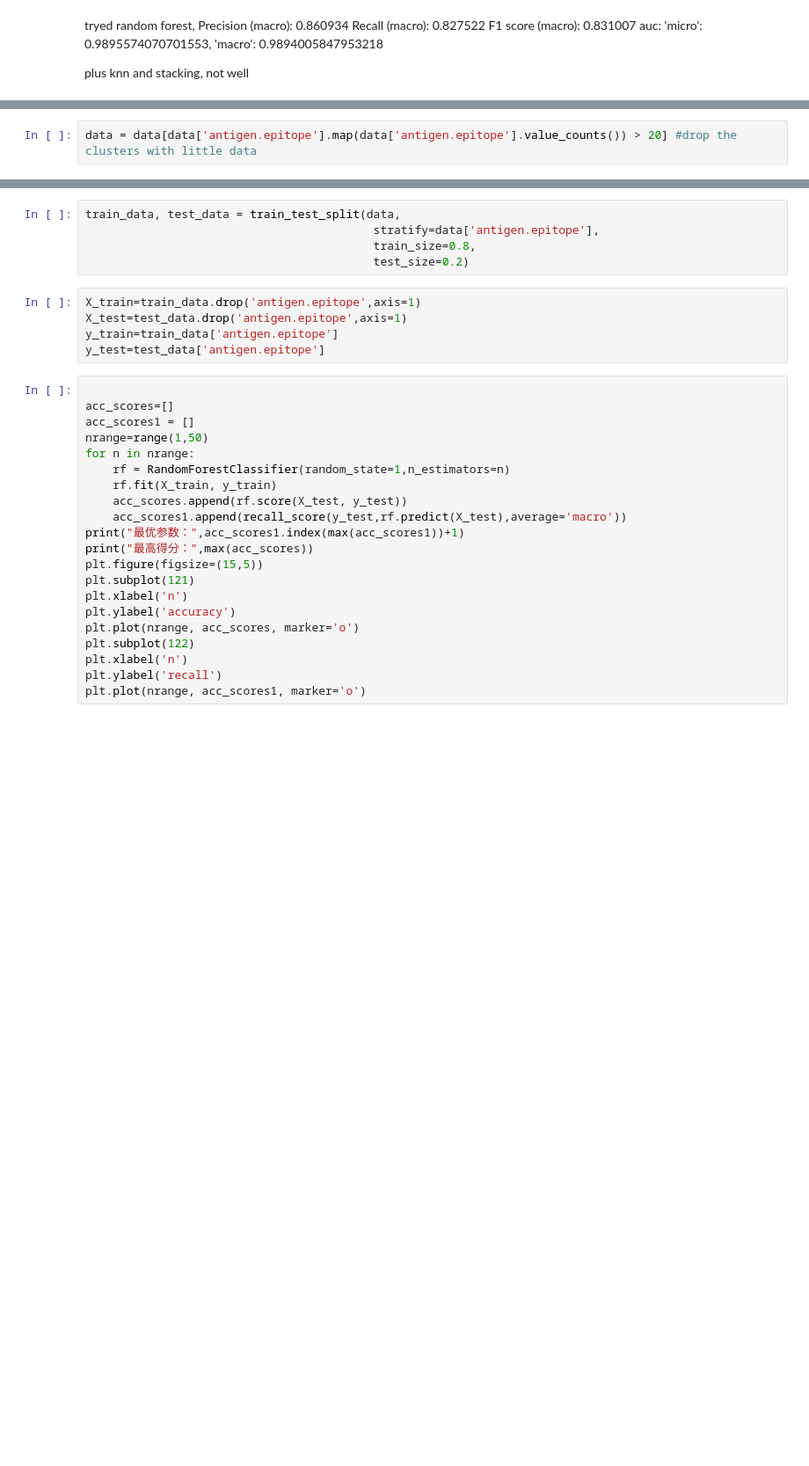
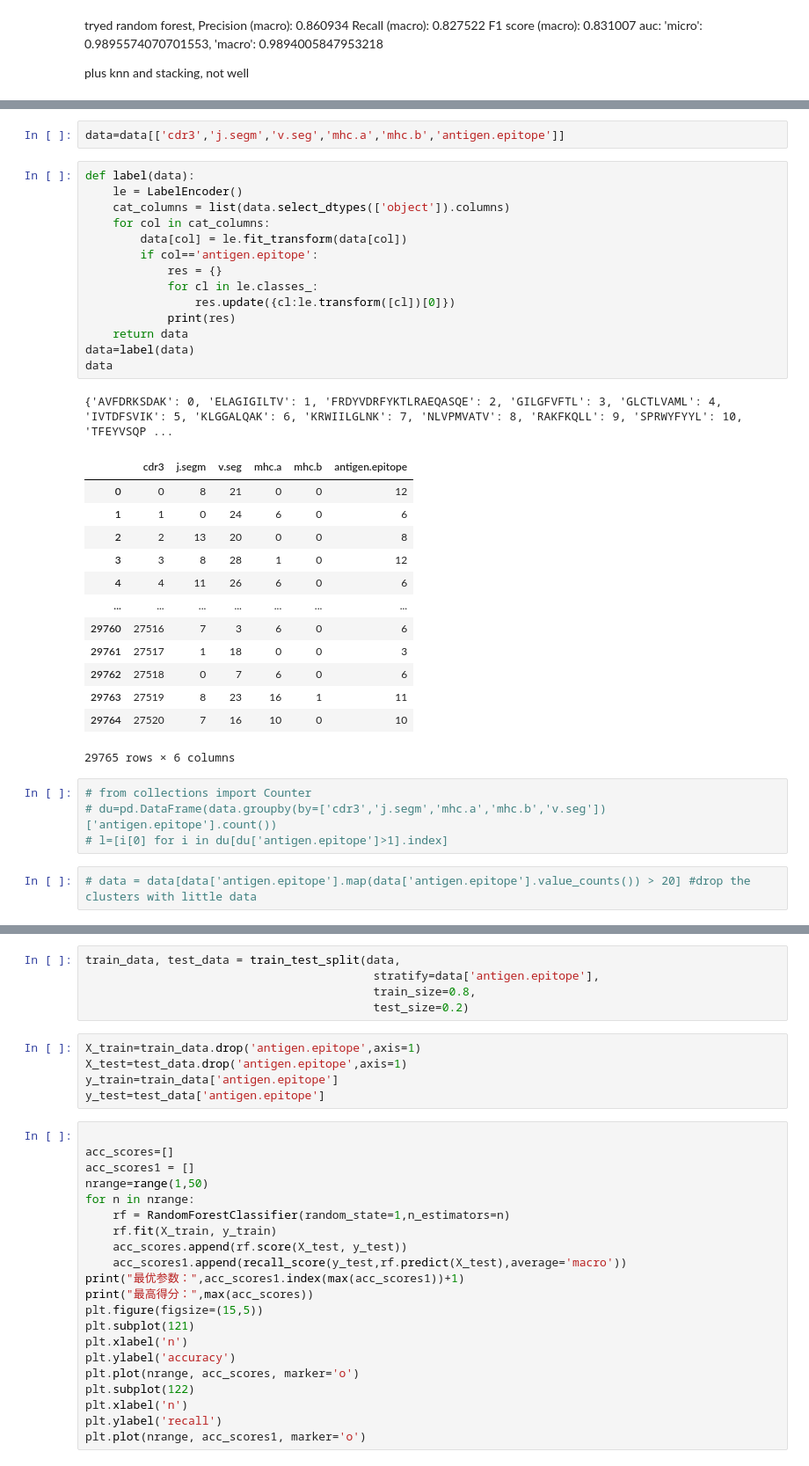
Before and after one commit to UoB-DSMP-2023-24/dsmp-2024-group-12, a Jupyter notebook: model_rf.ipynb, the cells around one changed output, grey strips where cells are left out. Shown: that part at 88% size. Saved outputs shown, nothing was run; the diff lists cells and outputs as text; blank space fills up the shorter version.

```diff
--- a/model_rf.ipynb
+++ b/model_rf.ipynb
@@ -53,5 +48,40 @@ t=target[target>20].index
+# %%
+data=data[['cdr3','j.segm','v.seg','mhc.a','mhc.b','antigen.epitope']]
+# %%
+def label(data):
+    le = LabelEncoder()
+    cat_columns = list(data.select_dtypes(['object']).columns)
+    for col in cat_columns:
+        data[col] = le.fit_transform(data[col])
+        if col=='antigen.epitope':
+            res = {}
+            for cl in le.classes_:
+                res.update({cl:le.transform([cl])[0]})
+            print(res)
+    return data
+data=label(data)
+data
+# %% [output]
+{'AVFDRKSDAK': 0, 'ELAGIGILTV': 1, 'FRDYVDRFYKTLRAEQASQE': 2, 'GILGFVFTL': 3, 'GLCTLVAML': 4, 'IVTDFSVIK': 5, 'KLGGALQAK': 6, 'KRWIILGLNK': 7, 'NLVPMVATV': 8, 'RAKFKQLL': 9, 'SPRWYFYYL': 10, 'TFEYVSQP ...
+|  | cdr3 | j.segm | v.seg | mhc.a | mhc.b | antigen.epitope |
+| 0 | 0 | 8 | 21 | 0 | 0 | 12 |
+| 1 | 1 | 0 | 24 | 6 | 0 | 6 |
+| 2 | 2 | 13 | 20 | 0 | 0 | 8 |
+| 3 | 3 | 8 | 28 | 1 | 0 | 12 |
+| 4 | 4 | 11 | 26 | 6 | 0 | 6 |
+| ... | ... | ... | ... | ... | ... | ... |
+| 29760 | 27516 | 7 | 3 | 6 | 0 | 6 |
+| 29761 | 27517 | 1 | 18 | 0 | 0 | 3 |
+| 29762 | 27518 | 0 | 7 | 6 | 0 | 6 |
+| 29763 | 27519 | 8 | 23 | 16 | 1 | 11 |
+| 29764 | 27520 | 7 | 16 | 10 | 0 | 10 |
+29765 rows × 6 columns
+# %%
+# from collections import Counter
+# du=pd.DataFrame(data.groupby(by=['cdr3','j.segm','mhc.a','mhc.b','v.seg'])['antigen.epitope'].count())
+# l=[i[0] for i in du[du['antigen.epitope']>1].index]
 # %%
-data = data[data['antigen.epitope'].map(data['antigen.epitope'].value_counts()) > 20] #drop the clusters with little data
+# data = data[data['antigen.epitope'].map(data['antigen.epitope'].value_counts()) > 20] #drop the clusters with little data
 # %%
 sns.heatmap(data.corr(),annot=True,fmt='.2f')
 # %% [output]
```
Also changed, not shown: parts of 22 cells of this notebook.
